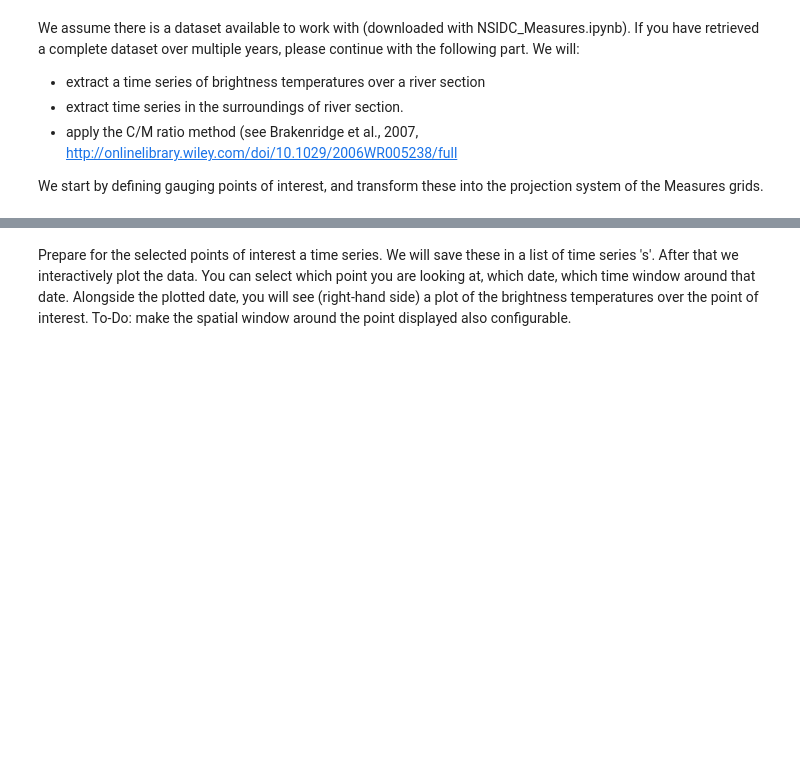
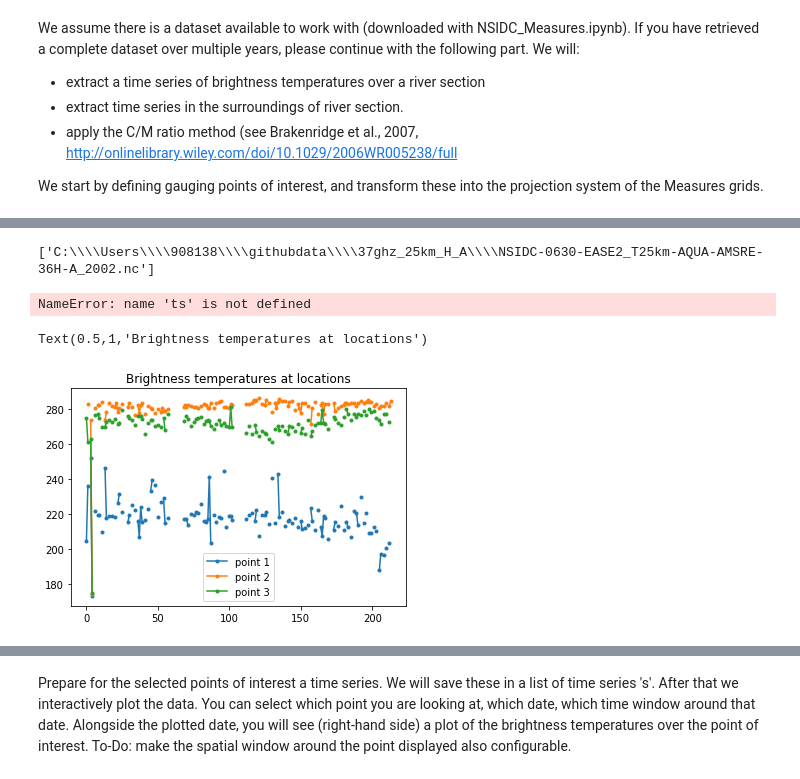
Before and after one commit to hcwinsemius/satellite-cookbook, a Jupyter notebook: NSIDC-AMSRE/C-M_ratio_discharge.ipynb, the cells around one changed output, grey strips where cells are left out. Saved outputs shown, nothing was run; the diff lists cells and outputs as text; code cells hidden in the pictures; blank space fills up the shorter version.

```diff
--- a/NSIDC-AMSRE/C-M_ratio_discharge.ipynb
+++ b/NSIDC-AMSRE/C-M_ratio_discharge.ipynb
@@ -71,17 +159,43 @@ plt.show()
-# %%
-fns = glob.glob(r'd:\git\satellite-cookbook\NSIDC-AMSRE\netcdf\*.nc')
-fns.sort()
-fns
+# %%
+# Uncheck for Wouter's files:
+# os.path.abspath('../../githubdata/*.nc')
+try:
+    #    fns = glob.glob(r'os.path.abspath('../../githubdata/*.nc')') # Why does this path not work?
+#     fns_1 = glob.glob(r'C:\Users\908138\githubdata\37ghz_6km_H_A\NSIDC-0630-EASE2_T6.25km-AQUA-AMSRE-23H-A_2003.nc')
+#     fns_2 = glob.glob(r'C:\Users\908138\githubdata\37ghz_6km_H_D\NSIDC-0630-EASE2_T6.25km-AQUA-AMSRE-23H-D_2003.nc')
+    fns = glob.glob(r'C:\\Users\\908138\\githubdata\\37ghz_25km_H_A\\NSIDC-0630-EASE2_T25km-AQUA-AMSRE-36H-A_2002.nc')
+    #    fns = glob.glob(r'C:\Users\908138\githubmain\NSIDC-AMSRE\netcdf\*.nc')
+except:
+    print('No data file found, please put check the following location: {:s}')
+
+## Uncheck for Hessel's files:
+# fns = glob.glob(r'd:\git\satellite-cookbook\NSIDC-AMSRE\netcdf\*.nc')
+
+#fns = [fns_1, fns_2]
+#fns.sort()
+fns
+# %% [output]
+['C:\\\\Users\\\\908138\\\\githubdata\\\\37ghz_25km_H_A\\\\NSIDC-0630-EASE2_T25km-AQUA-AMSRE-36H-A_2002.nc']
+# %%
+ts
+# %% [output]
+NameError: name 'ts' is not defined
 # %%
 ds = xr.open_mfdataset(fns[0:5])
 points_x, points_y = zip(*points_xy)
 
 ts = ds.sel_points(x=list(points_x), y=list(points_y), method='nearest')
 # From variable 'TB' let's plot time series sequentially
-ax = plt.subplot(111)
+plt.figure()
+values = ts['TB'].values
 for n in range(len(ts['TB'])):
-    ts['TB'][n].plot(ax=ax, marker='.', linewidth=0., label='point {:d}'.format(n + 1))
-# ax.legend()
+    #ax = plt.subplot(int('31{}'.format(n+1)))
+    #ts['TB'][n].plot(ax=ax, marker='.', linewidth=0., label='point {:d}'.format(n + 1))
+    plt.plot(values[n], marker='.', label='point {:d}'.format(n + 1))
+plt.legend()
 plt.title('Brightness temperatures at locations')
 # list(points_x)
 # ds.y
+# %% [output]
+Text(0.5,1,'Brightness temperatures at locations')
+[figure, added]
```
Also changed, not shown: parts of 17 cells of this notebook, 1 other file.
